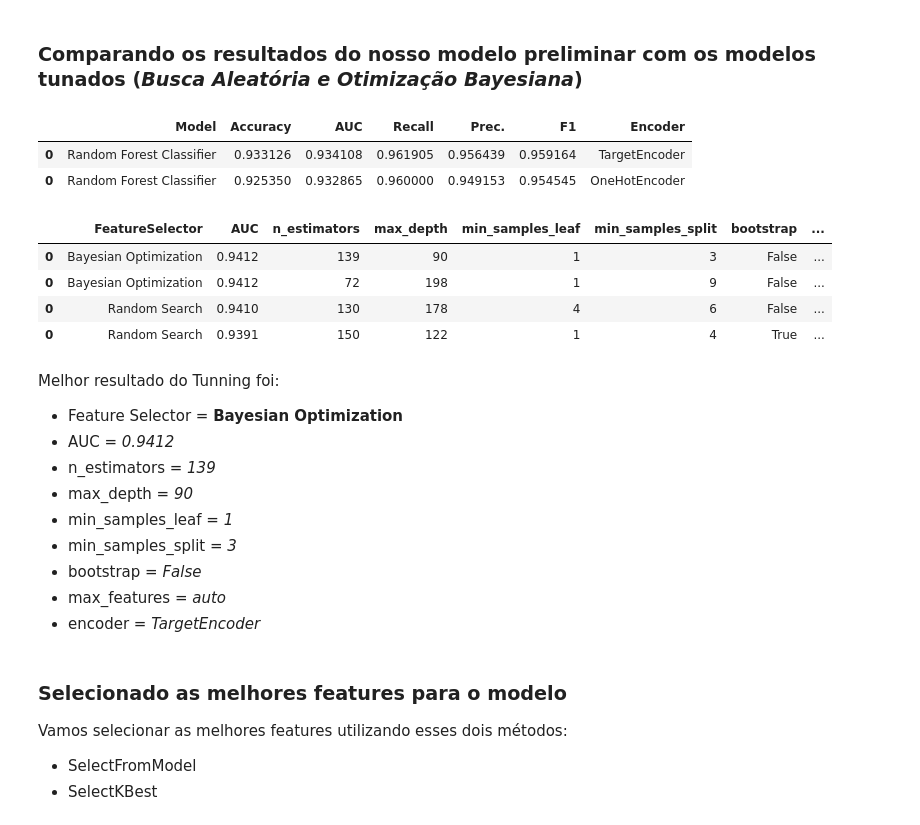
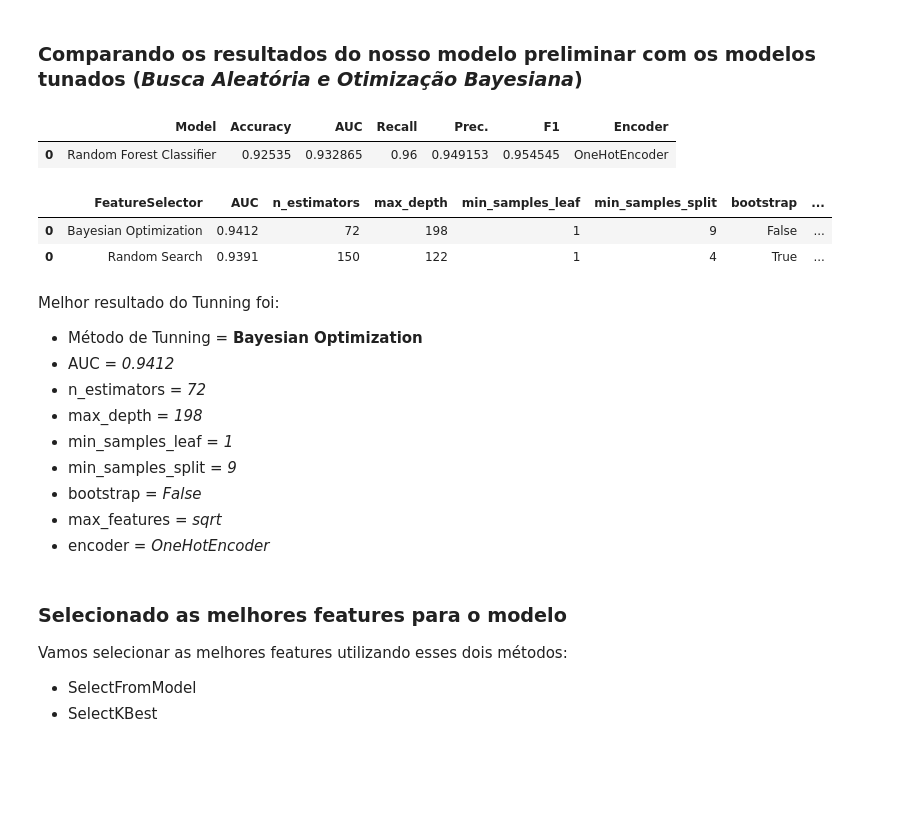
Before and after one commit to rmendesl/TCC, a Jupyter notebook: 04_CreateModelScikit_learn.ipynb, the cells around one changed output. Cells and saved outputs as stored; diff of their text form; code cells hidden in the pictures; blank space fills up the shorter version.

```diff
--- a/04_CreateModelScikit_learn.ipynb
+++ b/04_CreateModelScikit_learn.ipynb
@@ -474,29 +396,0 @@ metrics_rs_ohe
-# %%
-# Função para encontrar os melhores hiper parâmetros para esse modelo
-def tunar_modelo_trg(params):
-    n_estimators = params[0]
-    max_depth = params[1]
-    min_samples_leaf = params[2]
-    min_samples_split = params[3]
-    bootstrap = params[4]
-    max_features = params[5]
-
-    print(params, '\n')
-
-    mdl = RandomForestClassifier(n_estimators = n_estimators, max_depth = max_depth, min_samples_leaf = min_samples_leaf, min_samples_split = min_samples_split,
-                                 max_features = max_features,  bootstrap = bootstrap, random_state = 1234, n_jobs = -1)
-    mdl.fit(X_train_trg, y_train_trg)
-
-    p = mdl.predict(X_test_trg)
-    y_proba = mdl.predict_proba(X_test_trg)[:, 1]
-
-    return -roc_auc_score(y_test_trg, y_proba)
-
-space = [(70, 150),                # n_estimators
-         (90, 200),                # max_depth
-         (1, 5),                   # min_samples_leaf
-         (2, 10),                  # min_samples_split
-         (True, False),            # bootstrap
-         ('auto', 'sqrt', 'log2')] # max_features
-
-resultado_rs_trg = dummy_minimize(tunar_modelo_trg, space, random_state=3, verbose=1, n_calls=30)
@@ -709,33 +467,30 @@ plot_convergence(resultado_rs_ohe, resultado_gp_ohe);
 ### Comparando os resultados do nosso modelo preliminar com os modelos tunados (*Busca Aleatória e Otimização Bayesiana*)
 # %%
 # Modelo preliminar
-df_metrics_default.sort_values(['AUC','Accuracy'],ascending=False).head()
+metrics_pre_ohe.sort_values(['AUC','Accuracy'],ascending=False).head()
 # %% [output]
 |  | Model | Accuracy | AUC | Recall | Prec. | F1 | Encoder |
-| 0 | Random Forest Classifier | 0.933126 | 0.934108 | 0.961905 | 0.956439 | 0.959164 | TargetEncoder |
-| 0 | Random Forest Classifier | 0.925350 | 0.932865 | 0.960000 | 0.949153 | 0.954545 | OneHotEncoder |
+| 0 | Random Forest Classifier | 0.92535 | 0.932865 | 0.96 | 0.949153 | 0.954545 | OneHotEncoder |
 # %%
 # Código para agregar os dataframes Random Search e Bayesian Optimization
-df_tunning = pd.concat([df_metrics_rs, df_metrics_bo], axis=0)
+df_tunning = pd.concat([metrics_rs_ohe, metrics_bo_ohe], axis=0)
 df_tunning.sort_values(['AUC','n_estimators'],ascending=False).head()
 # %% [output]
 |  | FeatureSelector | AUC | n_estimators | max_depth | min_samples_leaf | min_samples_split | bootstrap | ... |
-| 0 | Bayesian Optimization | 0.9412 | 139 | 90 | 1 | 3 | False | ... |
 | 0 | Bayesian Optimization | 0.9412 | 72 | 198 | 1 | 9 | False | ... |
-| 0 | Random Search | 0.9410 | 130 | 178 | 4 | 6 | False | ... |
 | 0 | Random Search | 0.9391 | 150 | 122 | 1 | 4 | True | ... |
 # %% [markdown]
  Melhor resultado do Tunning foi:
 
-* Feature Selector = **Bayesian Optimization**
+* Método de Tunning = **Bayesian Optimization**
  * AUC = *0.9412*
- * n_estimators = *139*
- * max_depth = *90*
+ * n_estimators = *72*
+ * max_depth = *198*
  * min_samples_leaf = *1*
- * min_samples_split =	*3*
+ * min_samples_split =	*9*
  * bootstrap = *False*
- * max_features = *auto*
- * encoder = *TargetEncoder*
+ * max_features = *sqrt*
+ * encoder = *OneHotEncoder*
 # %% [markdown]
 ### Selecionado as melhores features para o modelo
 
```
Also changed, not shown: parts of 67 cells of this notebook.
